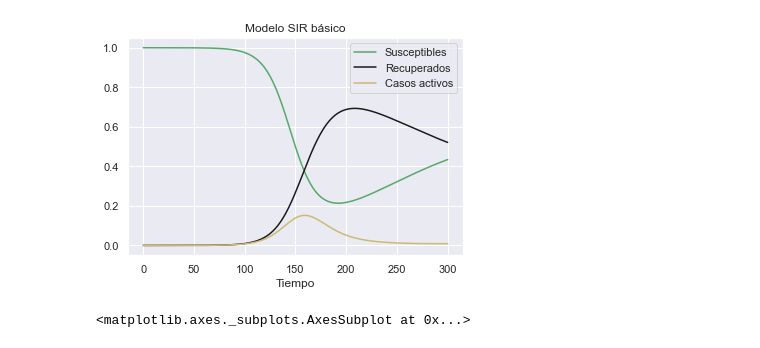
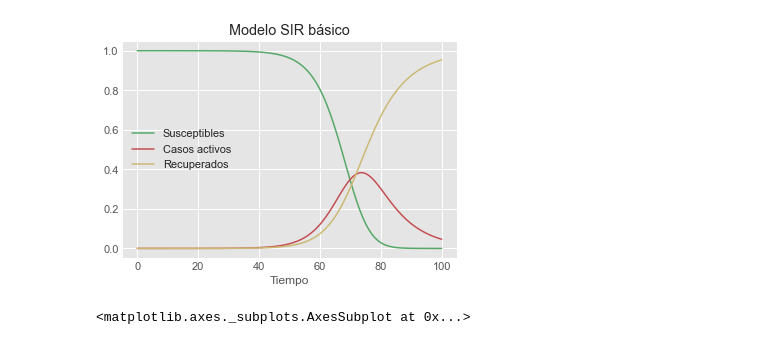
Before and after one commit to gvergaraa77/Covid_Malambo, a Jupyter notebook: Covid_Malambo.ipynb, the cells around one changed output. Cells and saved outputs as stored; diff of their text form; code cells hidden in the pictures.

```diff
--- a/Covid_Malambo.ipynb
+++ b/Covid_Malambo.ipynb
@@ -8,5 +10,4 @@ import pylab as pl
 import matplotlib.pyplot as plt
 import seaborn as sns
 #from uncertainties import ufloat
-sns.set()
-%matplotlib inline
+plt.style.use('ggplot')
@@ -13,41 +43,34 @@ sns.set()
 # %%
 N=1
-beta=0.25
-alpha=0.2
-gamma=0.1
-delta=0.0055
-epsilon=0.003
+beta=0.5
+alpha=0.1
 TS=1.0
-ND=300.0
+ND=100.0
 S0=0.999992
 E0=0.000008
-INPUT = (S0, E0, 0.0, 0.0, 0.0)
+INPUT = (S0, E0, 0.0)
 
 
 def diff_eqs(INP,t):
-    Y=np.zeros((5))
+    Y=np.zeros((3))
     V = INP
-    Y[0] = - beta * V[0] * V[2]+delta*V[3]
+    Y[0] = - beta * V[0] * V[2]
     Y[1] = beta * V[0] * V[2] - alpha * V[1]
-    Y[2] = alpha * V[1]-gamma*V[2]-epsilon*V[2]
-    Y[3] = gamma*V[2]-delta*V[3]
-    Y[4] = epsilon*V[2]
+    Y[2] = alpha * V[1]
     return Y   # For odeint
 
 t_start = 0.0; t_end = ND; t_inc = TS
 t_range = np.arange(t_start, t_end+t_inc, t_inc)
 RES = spi.odeint(diff_eqs,INPUT,t_range)
 pl.plot(RES[:,0]*N, '-g', label='Susceptibles')
-pl.plot(RES[:,3]*N, '-k', label='Recuperados')
-#pl.plot(RES[:,1]*N, '-r', label='En periodo de incubación')
-pl.plot(RES[:,2]*N, '-y', label='Casos activos')
-#pl.plot(RES[:,4]*N, '-b', label='Muertos')
+pl.plot(RES[:,1]*N, '-r', label='Casos activos')
+pl.plot(RES[:,2]*N, '-y', label='Recuperados')
 pl.legend(loc=0)
 pl.title('Modelo SIR básico')
 pl.xlabel('Tiempo')
 pl.savefig('sirpy')
 # %% [output]
-[figure, old version]
+[figure, new version]
 # %%
 #Definimos la data y seleccionamos municipio de Malambo junto a las variables sexo y edad
 df=pd.read_csv(r'C:\\Users\\asus\\OneDrive - Universidad de la Costa - CUC\\Data analysis\\Covid_Colombia\\Casos_positivos_de_COVID-19_en_Colombia.csv', encoding='utf8')
```
Also changed, not shown: parts of 3 cells of this notebook, 1 other file.
